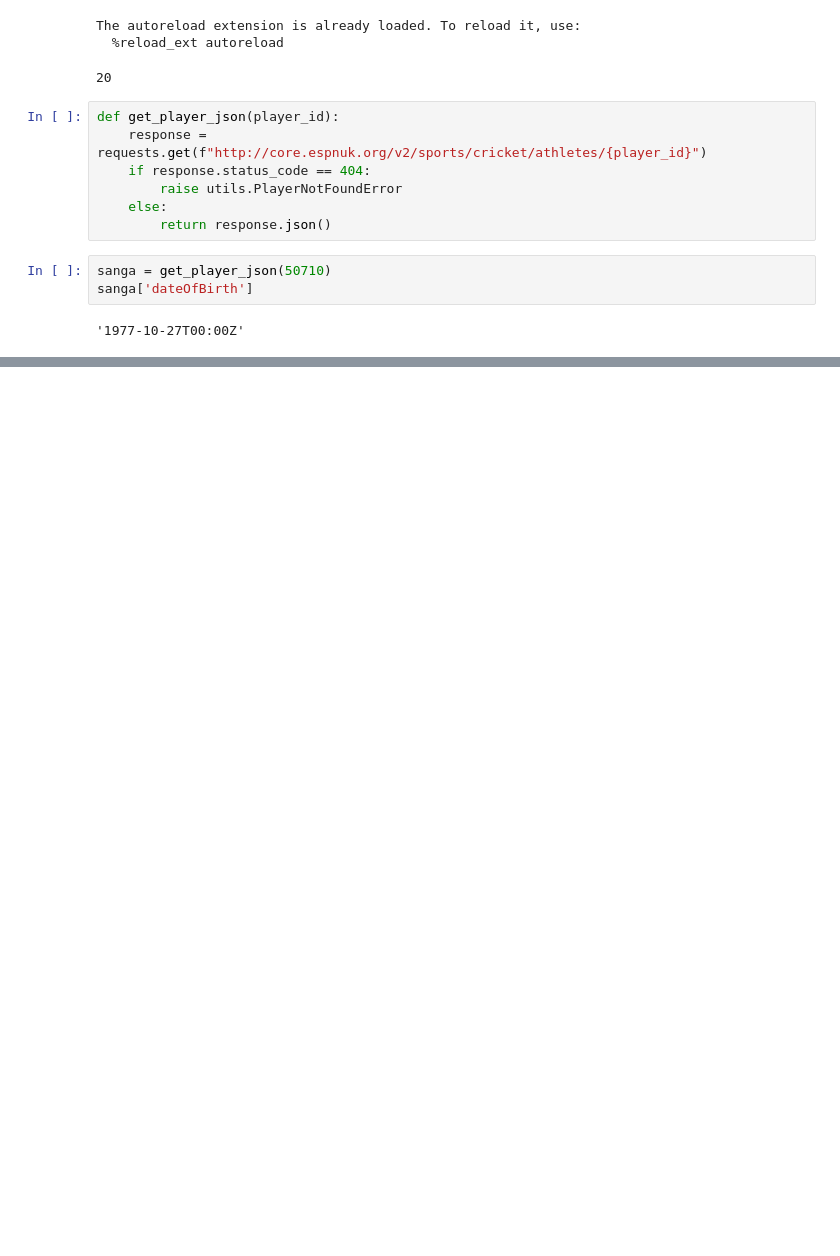
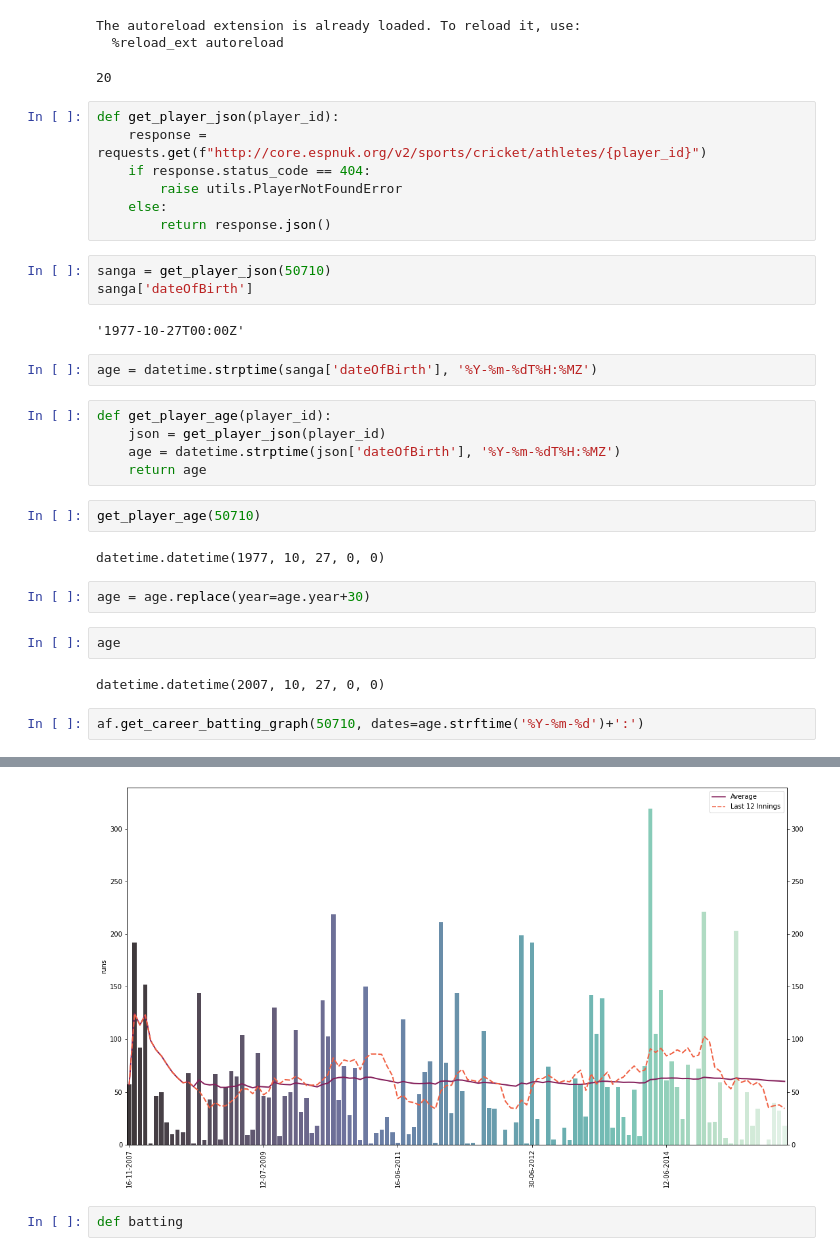
Before and after one commit to abhiramjoshi/cricket_analysis, a Jupyter notebook: graphing_dev.ipynb, the cells around one changed output, grey strips where cells are left out. Drawn from its saved outputs; the diff is of its cells as text; blank space fills up the shorter version.

Commit message:
graph batting by player age

```diff
--- a/graphing_dev.ipynb
+++ b/graphing_dev.ipynb
@@ -36,3 +37,23 @@ sanga = get_player_json(50710)
 sanga['dateOfBirth']
 # %% [output]
 '1977-10-27T00:00Z'
+# %%
+age = datetime.strptime(sanga['dateOfBirth'], '%Y-%m-%dT%H:%MZ')
+# %%
+def get_player_age(player_id):
+    json = get_player_json(player_id)
+    age = datetime.strptime(json['dateOfBirth'], '%Y-%m-%dT%H:%MZ')
+    return age
+# %%
+get_player_age(50710)
+# %% [output]
+datetime.datetime(1977, 10, 27, 0, 0)
+# %%
+age = age.replace(year=age.year+30)
+# %%
+age
+# %% [output]
+datetime.datetime(2007, 10, 27, 0, 0)
+# %%
+af.get_career_batting_graph(50710, dates=age.strftime('%Y-%m-%d')+':')
+# %% [output]
@@ -38,0 +77,3 @@ sanga['dateOfBirth']
+[figure, added]
+# %%
+def batting
```
Also changed, not shown: parts of 2 cells of this notebook, 2 other files.
